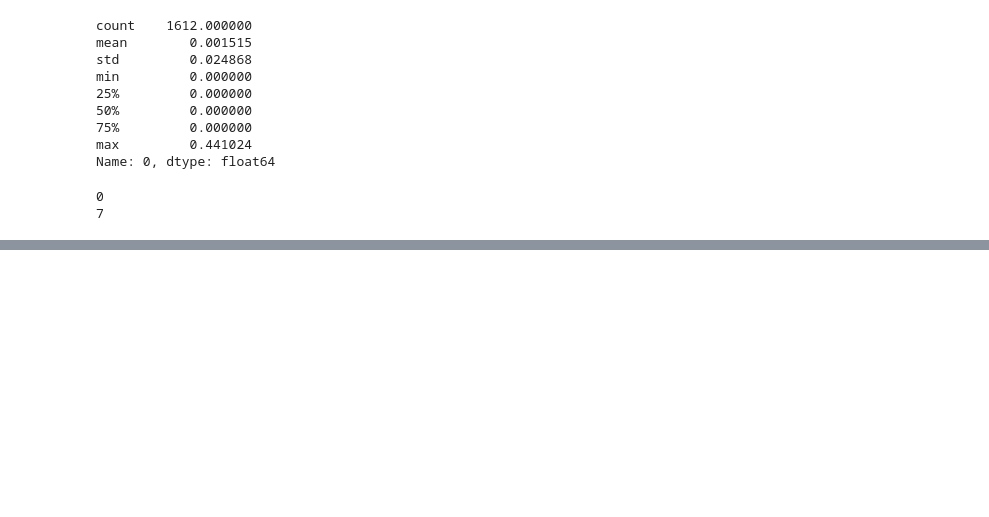
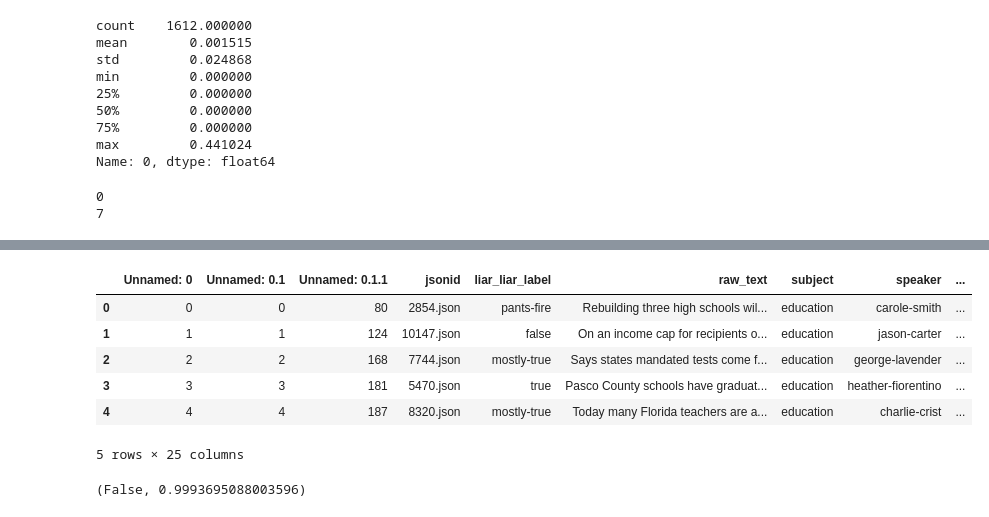
Before and after one commit to jems2019/AlternusVera, a Jupyter notebook: SentimentAnalysis.ipynb, the cells around one changed output, grey strips where cells are left out. Saved outputs shown, nothing was run; the diff lists cells and outputs as text; code cells hidden in the pictures; blank space fills up the shorter version.

Commit message:
update sentiment analysis

```diff
--- a/SentimentAnalysis.ipynb
+++ b/SentimentAnalysis.ipynb
@@ -1332 +1362,16 @@ Sentiment Analysis Model Trained - accuracy:   0.470588
 (True, 0.999377333255142)
+# %%
+liar_liar_test = pd.read_csv('input_data/sentiment/liar_liar_test.csv')
+liar_liar_test.head()
+# %% [output]
+|  | Unnamed: 0 | Unnamed: 0.1 | Unnamed: 0.1.1 | jsonid | liar_liar_label | raw_text | subject | speaker | ... |
+| 0 | 0 | 0 | 80 | 2854.json | pants-fire | Rebuilding three high schools wil... | education | carole-smith | ... |
+| 1 | 1 | 1 | 124 | 10147.json | false | On an income cap for recipients o... | education | jason-carter | ... |
+| 2 | 2 | 2 | 168 | 7744.json | mostly-true | Says states mandated tests come f... | education | george-lavender | ... |
+| 3 | 3 | 3 | 181 | 5470.json | true | Pasco County schools have graduat... | education | heather-fiorentino | ... |
+| 4 | 4 | 4 | 187 | 8320.json | mostly-true | Today many Florida teachers are a... | education | charlie-crist | ... |
+5 rows × 25 columns
+# %%
+sa.predict(liar_liar_test.loc[2,'raw_text'])
+# %% [output]
+(False, 0.9993695088003596)
```
Also changed, not shown: parts of 10 cells of this notebook, 7 other files.
